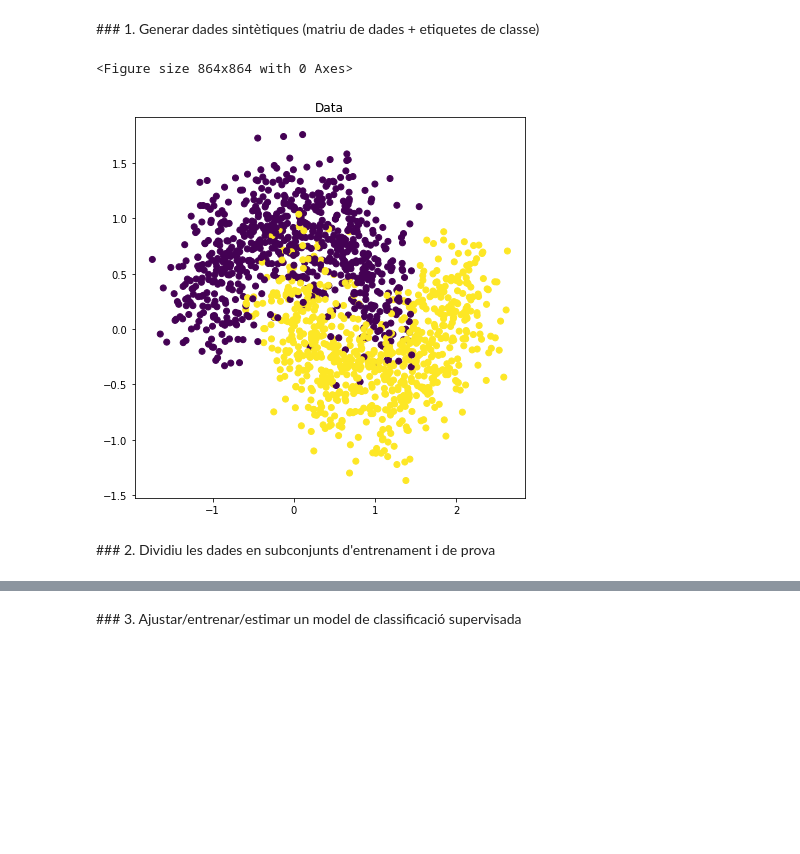
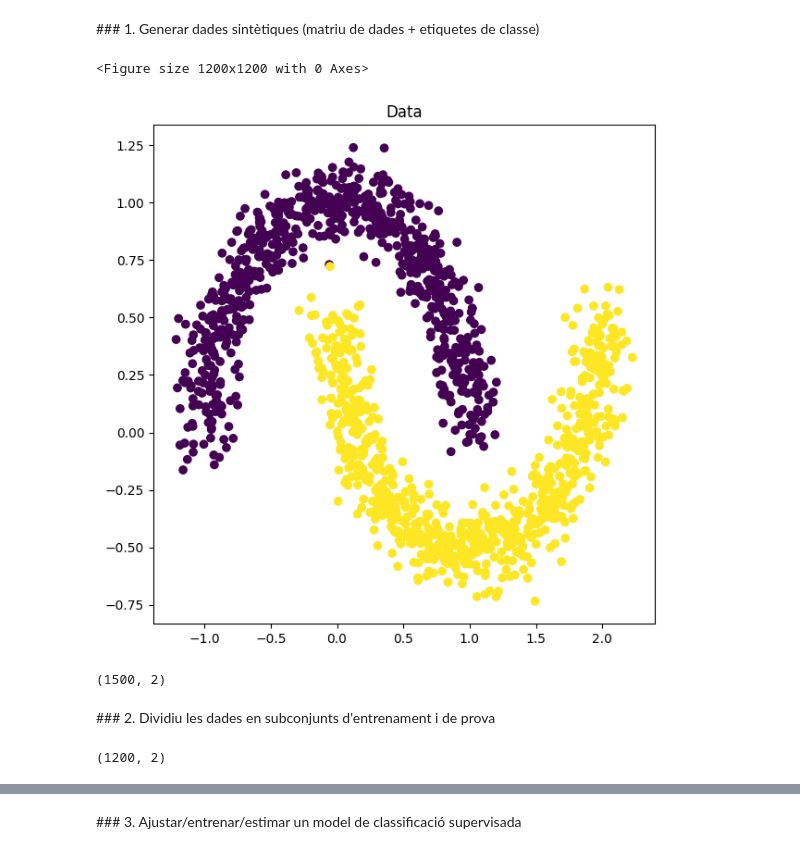
Before and after one commit to raulbenitez/introAI_ICE, a Jupyter notebook: Tema4_Classificació_Supervisada.ipynb, the cells around one changed output, grey strips where cells are left out. Drawn from its saved outputs; the diff is of its cells as text; code cells hidden in the pictures; blank space fills up the shorter version.

```diff
--- a/Tema4_Classificació_Supervisada.ipynb
+++ b/Tema4_Classificació_Supervisada.ipynb
@@ -15,27 +15,35 @@
 # %%
 from sklearn.datasets import make_blobs,make_moons
 import matplotlib.pyplot as plt
 
 plt.figure(figsize=(12, 12))
 
 n_samples = 1500
 centers = [(0, 0), (5, 5)]
 # X, y = make_blobs(n_samples=n_samples, centers=centers, n_features=2,random_state=0)
-X, y = make_moons(n_samples=n_samples,noise=0.3)
+X, y = make_moons(n_samples=n_samples,noise=0.1)
 
 plt.figure(figsize=(7,7))
 plt.scatter(X[:, 0], X[:, 1], c=y)
 plt.title("Data")
 plt.show()
 # %% [output]
-<Figure size 864x864 with 0 Axes>
+<Figure size 1200x1200 with 0 Axes>
-[figure, old version]
+[figure, new version]
+# %%
+X.shape
+# %% [output]
+(1500, 2)
 # %% [markdown]
 ### 2. Dividiu les dades en subconjunts d'entrenament i de prova
 # %%
 from sklearn.model_selection import train_test_split
 # split the data with 80% in each set
 Xtrain, Xtest, ytrain, ytest = train_test_split(X, y, random_state=0,train_size=0.8)
+# %%
+Xtrain.shape
+# %% [output]
+(1200, 2)
 # %%
 plt.figure(figsize=(7,7))
 plt.subplot(211)
```
Also changed, not shown: parts of 17 cells of this notebook.
